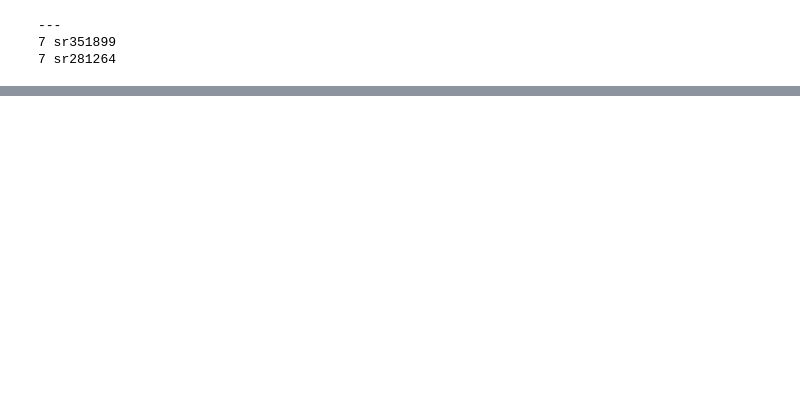
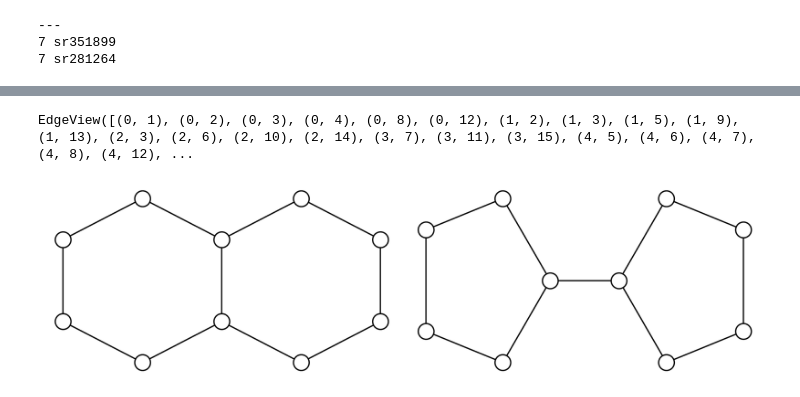
Before and after one commit to twitter-research/cwn, a Jupyter notebook: data/notebooks/SR_graphs.ipynb, the cells around one changed output, grey strips where cells are left out. Drawn from its saved outputs; the diff is of its cells as text; code cells hidden in the pictures; blank space fills up the shorter version.

```diff
--- a/data/notebooks/SR_graphs.ipynb
+++ b/data/notebooks/SR_graphs.ipynb
@@ -55,0 +88,48 @@ print(max_size)
+# %%
+pair[0].edges
+# %% [output]
+EdgeView([(0, 1), (0, 2), (0, 3), (0, 4), (0, 8), (0, 12), (1, 2), (1, 3), (1, 5), (1, 9), (1, 13), (2, 3), (2, 6), (2, 10), (2, 14), (3, 7), (3, 11), (3, 15), (4, 5), (4, 6), (4, 7), (4, 8), (4, 12), ...
+# %%
+import numpy as np
+bi_edge_list = [[0,1], [1,2], [2,3], [3,4], [4,0], [0,5], [5,6], [6,7], [5,9], [8,9], [7,8]]
+bi_pos = {0: np.array([1., 0.]),
+ 1: np.array([0.30901695, 0.95105657]),
+ 2: np.array([-0.80901706,  0.58778526]),
+ 3: np.array([-0.809017  , -0.58778532]),
+ 4: np.array([ 0.3090171 , -0.95105651]),
+ 5: np.array([ 2 , 0]),
+ 6: np.array([ 2 + (1-0.3090171) , -0.95105651]),
+ 7: np.array([2 + (1+0.809017)  , -0.58778532]),
+ 8: np.array([2 + (1+0.809017),  0.58778526]),
+ 9: np.array([ 2 + (1-0.3090171), 0.95105657])}
+deca_edge_list = [[0,1], [1,2], [2,3], [3,4], [4,5], [5,0],
+                  [0,6], [6,7], [7,8], [8,9], [9,1]]
+deca_pos = {
+ 0: np.array([0.0, 0]),
+ 1: np.array([0.0, 1]),
+ 2: np.array([-0.866, 1.5]),
+ 3: np.array([-2*0.866, 1.0]),
+ 4: np.array([-2*0.866, 0.0]),
+ 5: np.array([-0.866, -0.5]),
+ 6: np.array([+0.866, -0.5]),
+ 7: np.array([+2*0.866, 0.0]),
+ 8: np.array([+2*0.866, 1.0]),
+ 9: np.array([+0.866, 1.5])}
+
+plt.figure(figsize=(8,2.25), dpi=300)
+ax1 = plt.subplot(121, frameon=False)
+G = nx.from_edgelist(deca_edge_list)
+nodes = nx.draw_networkx_nodes(G, deca_pos, node_color='white', linewidths=1, alpha=1.0, node_size=150)
+nodes.set_edgecolor('k')
+nx.draw_networkx_edges(G, deca_pos)
+ax2 = plt.subplot(122, frameon=False)
+G = nx.from_edgelist(bi_edge_list)
+nodes = nx.draw_networkx_nodes(G, bi_pos, node_color='white', linewidths=1, alpha=1.0, node_size=150)
+nodes.set_edgecolor('k')
+nx.draw_networkx_edges(G, bi_pos)
+plt.tight_layout()
+plt.savefig('./../exp/mol_pair.pdf', dpi=300, fomat='pdf')
+plt.show()
+plt.close()
+# %% [output]
+[figure, added]
```
Also changed, not shown: parts of 7 cells of this notebook, 2 other files.
